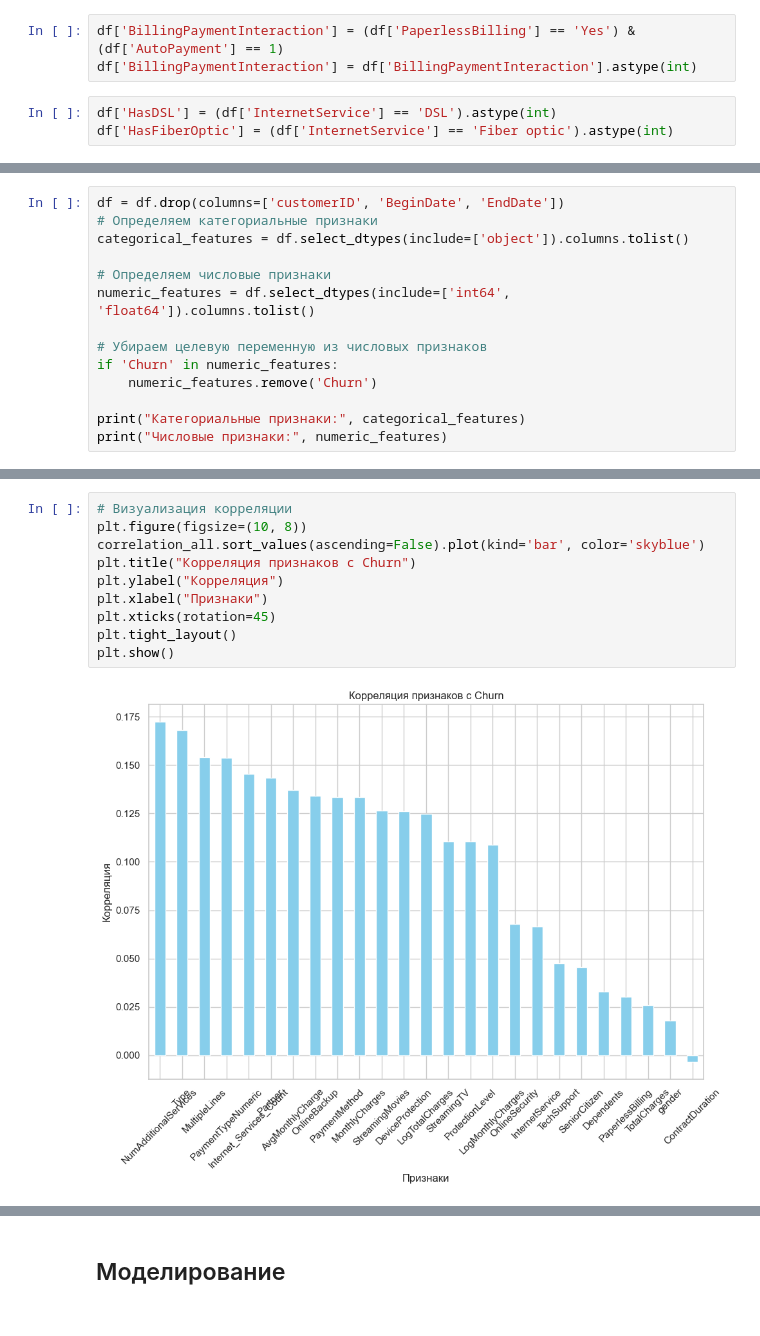
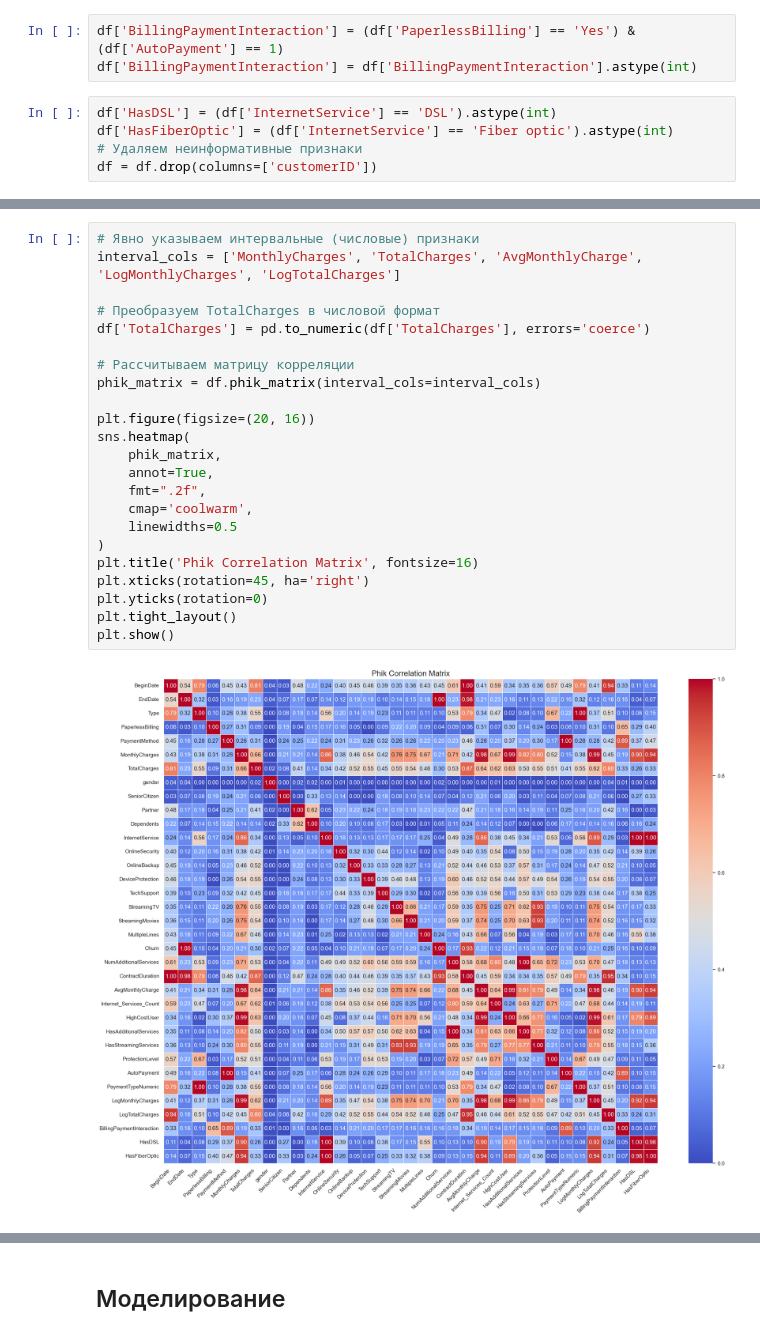
Before and after one commit to IvanovMaxim1992/project, a Jupyter notebook: Финальный проект.ipynb, the cells around one changed output, grey strips where cells are left out. Saved outputs shown, nothing was run; the diff lists cells and outputs as text.

```diff
--- a/Финальный проект.ipynb
+++ b/Финальный проект.ipynb
@@ -466,3 +834,5 @@ df['BillingPaymentInteraction'] = df['BillingPaymentInteraction'].astype(int)
 # %%
 df['HasDSL'] = (df['InternetService'] == 'DSL').astype(int)
 df['HasFiberOptic'] = (df['InternetService'] == 'Fiber optic').astype(int)
+# Удаляем неинформативные признаки
+df = df.drop(columns=['customerID'])
@@ -507,14 +838,0 @@ for col in df[new_features].select_dtypes(include='object').columns:
-# %%
-df = df.drop(columns=['customerID', 'BeginDate', 'EndDate'])
-# Определяем категориальные признаки
-categorical_features = df.select_dtypes(include=['object']).columns.tolist()
-
-# Определяем числовые признаки
-numeric_features = df.select_dtypes(include=['int64', 'float64']).columns.tolist()
-
-# Убираем целевую переменную из числовых признаков
-if 'Churn' in numeric_features:
-    numeric_features.remove('Churn')
-
-print("Категориальные признаки:", categorical_features)
-print("Числовые признаки:", numeric_features)
@@ -572,12 +839,25 @@ dtype: float64
-# %%
-# Визуализация корреляции
-plt.figure(figsize=(10, 8))
-correlation_all.sort_values(ascending=False).plot(kind='bar', color='skyblue')
-plt.title("Корреляция признаков с Churn")
-plt.ylabel("Корреляция")
-plt.xlabel("Признаки")
-plt.xticks(rotation=45)
-plt.tight_layout()
-plt.show()
-# %% [output]
-[figure, removed]
+# %%
+# Явно указываем интервальные (числовые) признаки
+interval_cols = ['MonthlyCharges', 'TotalCharges', 'AvgMonthlyCharge', 'LogMonthlyCharges', 'LogTotalCharges']
+
+# Преобразуем TotalCharges в числовой формат
+df['TotalCharges'] = pd.to_numeric(df['TotalCharges'], errors='coerce')
+
+# Рассчитываем матрицу корреляции
+phik_matrix = df.phik_matrix(interval_cols=interval_cols)
+
+plt.figure(figsize=(20, 16))
+sns.heatmap(
+    phik_matrix,
+    annot=True,
+    fmt=".2f",
+    cmap='coolwarm',
+    linewidths=0.5
+)
+plt.title('Phik Correlation Matrix', fontsize=16)
+plt.xticks(rotation=45, ha='right')
+plt.yticks(rotation=0)
+plt.tight_layout()
+plt.show()
+# %% [output]
+[figure, added]
```
Also changed, not shown: parts of 50 cells of this notebook, 4 other files.
